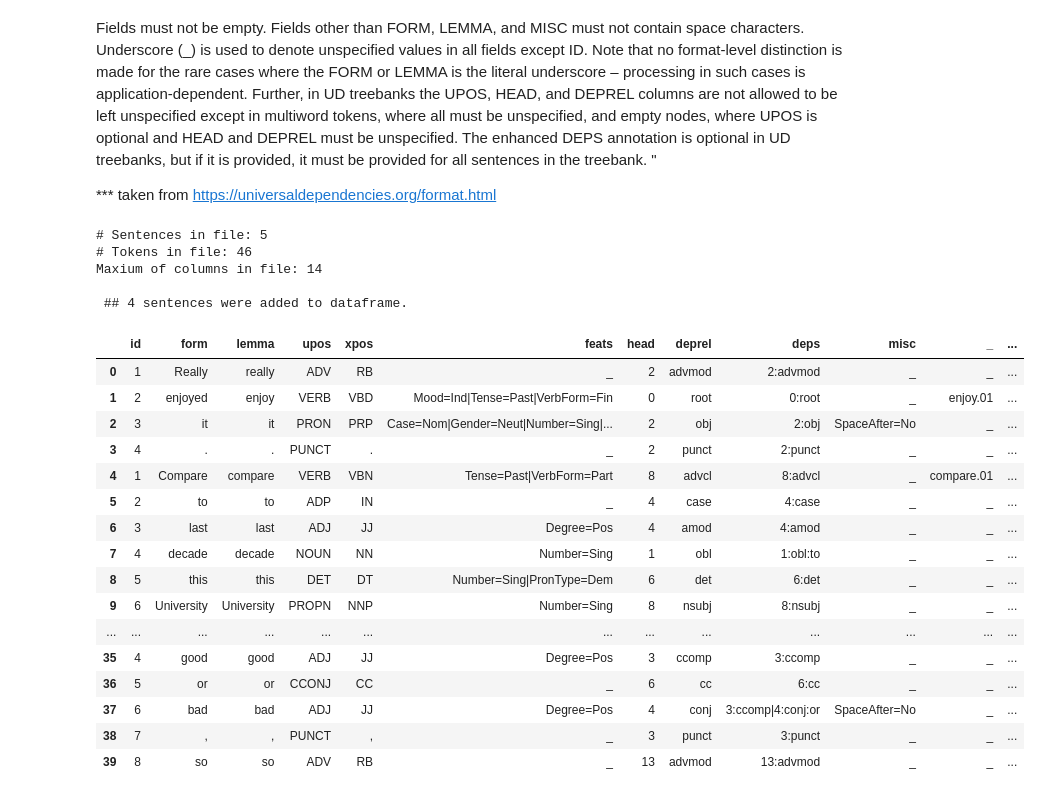
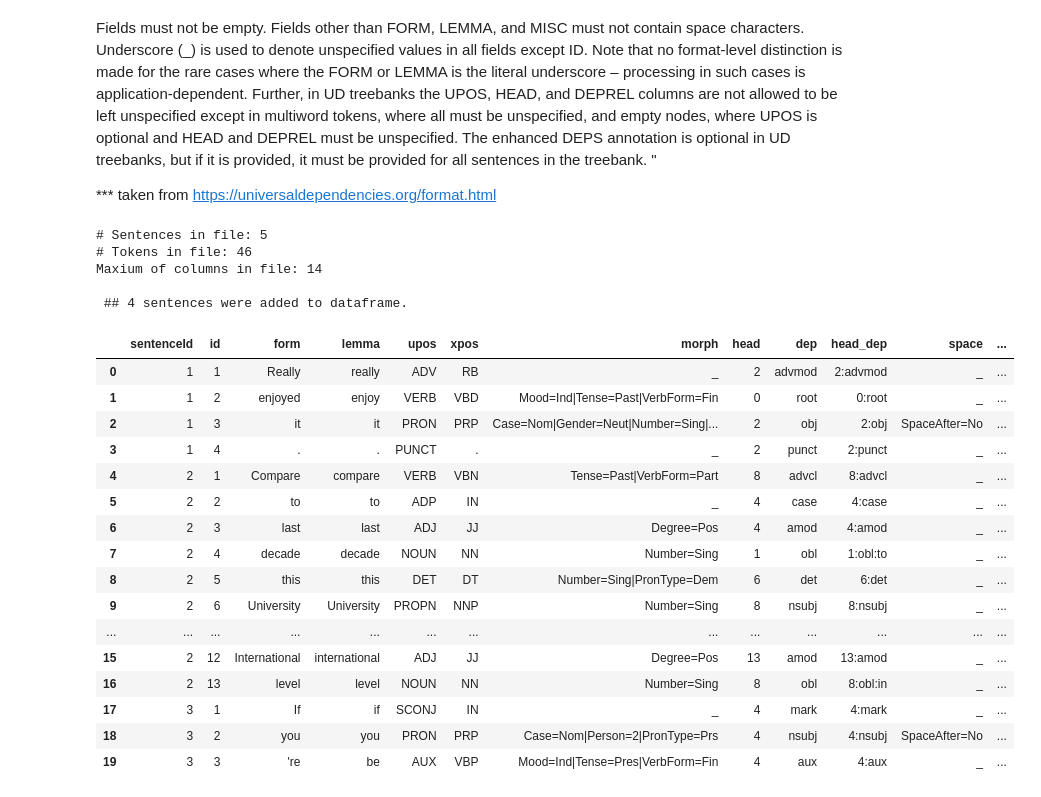
Before and after one commit to sezentuvay/NLP_Tech_Assignment_2, a Jupyter notebook: part1/DataExploration.ipynb, the cells around one changed output. Cells and saved outputs as stored; diff of their text form; code cells hidden in the pictures.

```diff
--- a/part1/DataExploration.ipynb
+++ b/part1/DataExploration.ipynb
@@ -68,3 +93,11 @@ conll_header = ['id', 'form', 'lemma', 'upos', 'xpos', 'feats', 'head', 'deprel'
+# %%
+# retrieved header according to documentation
+conll_header = ['id', 'form', 'lemma', 'upos', 'xpos', 'feats', 'head', 'deprel', 'deps', 'misc']
+
+# header from lecture form 25.02.
+conll_header = ['id', 'form', 'lemma', 'upos', 'xpos', 'morph', 'head', 'dep', 'head_dep', 'space', 'predicate', 'label']
+
+conll_header_adapted = ['sentenceId', 'id', 'form', 'lemma', 'upos', 'xpos', 'morph', 'head', 'dep', 'head_dep', 'space', 'predicate', 'label']
 # %%
 # retrieve longest line
 # -> required for the creation of the dataframe later
@@ -103,12 +136,26 @@ def createDataFrame(path_to_file, sentence_limit=None):
     max_line_length = retrieveLength(path_to_file)
     sentences = 0
 
+    ### create header
+
     # create empty dataframe with known columns and fillers for remaining collumns
-    headers_df = np.full(max_line_length, np.str)
-    headers_df[:len(conll_header)] = conll_header
-    headers_df[len(conll_header):] = '_'
+    headers_df = np.full(max_line_length + 1, np.str)  #  + 1 to add sentence column
+
+    # add sentence column to header
+    #headers_df[1] =
+
+    # add columns from identified columns
+    headers_df[:len(conll_header_adapted)] = conll_header_adapted
+
+    # fill remaining column headers with '_'
+    headers_df[len(conll_header_adapted):] = '_'
+
+
+    ### create dataframe
     df = pd.DataFrame(columns=headers_df)
 
+
+    ### fill dataframe
 
     # loop through file
     with open(path_to_file) as file:
@@ -124,16 +171,26 @@ def createDataFrame(path_to_file, sentence_limit=None):
             # only go into token lines
             else:
 
+                # omit linebreaks from some lines
                 if line.endswith('\n'):
                     line = line.replace('\n', '')
+
+                # split input line
                 values = np.array(line.split('\t'))
 
-                array  = np.full(max_line_length, np.str)
-                array[:len(values)] = values
+                array  = np.full(max_line_length+1, np.str)
+
+                # add sentenceId
+                array[0] = sentences
+                # add retrieved information from conll file
+                array[1:len(values)+1] = values
+                # fill remaining columns   !!** use np.nan ?! **!!
                 array[len(values):] = '_'
 
+                # create new entry
                 df_entry = pd.DataFrame(columns=headers_df, data=[array])
 
+                # concatenate to large dataframe
                 df = pd.concat([df, df_entry], axis = 0, ignore_index=True)
 
             if type(sentence_limit) and sentences > sentence_limit:
@@ -145,31 +202,31 @@ def createDataFrame(path_to_file, sentence_limit=None):
 # %%
 # call function with path to file and a integer that set the limit of sentences to include
 df = createDataFrame(path_example, 5)
 
-df.head(40)
+df.head(20)
 # %% [output]
 # Sentences in file: 5
 # Tokens in file: 46
 Maxium of columns in file: 14
 
  ## 4 sentences were added to dataframe.
-|  | id | form | lemma | upos | xpos | feats | head | deprel | deps | misc | _ | ... |
-| 0 | 1 | Really | really | ADV | RB | _ | 2 | advmod | 2:advmod | _ | _ | ... |
-| 1 | 2 | enjoyed | enjoy | VERB | VBD | Mood=Ind|Tense=Past|VerbForm=Fin | 0 | root | 0:root | _ | enjoy.01 | ... |
-| 2 | 3 | it | it | PRON | PRP | Case=Nom|Gender=Neut|Number=Sing|... | 2 | obj | 2:obj | SpaceAfter=No | _ | ... |
-| 3 | 4 | . | . | PUNCT | . | _ | 2 | punct | 2:punct | _ | _ | ... |
-| 4 | 1 | Compare | compare | VERB | VBN | Tense=Past|VerbForm=Part | 8 | advcl | 8:advcl | _ | compare.01 | ... |
-| 5 | 2 | to | to | ADP | IN | _ | 4 | case | 4:case | _ | _ | ... |
-| 6 | 3 | last | last | ADJ | JJ | Degree=Pos | 4 | amod | 4:amod | _ | _ | ... |
-| 7 | 4 | decade | decade | NOUN | NN | Number=Sing | 1 | obl | 1:obl:to | _ | _ | ... |
-| 8 | 5 | this | this | DET | DT | Number=Sing|PronType=Dem | 6 | det | 6:det | _ | _ | ... |
-| 9 | 6 | University | University | PROPN | NNP | Number=Sing | 8 | nsubj | 8:nsubj | _ | _ | ... |
+|  | sentenceId | id | form | lemma | upos | xpos | morph | head | dep | head_dep | space | ... |
+| 0 | 1 | 1 | Really | really | ADV | RB | _ | 2 | advmod | 2:advmod | _ | ... |
+| 1 | 1 | 2 | enjoyed | enjoy | VERB | VBD | Mood=Ind|Tense=Past|VerbForm=Fin | 0 | root | 0:root | _ | ... |
+| 2 | 1 | 3 | it | it | PRON | PRP | Case=Nom|Gender=Neut|Number=Sing|... | 2 | obj | 2:obj | SpaceAfter=No | ... |
+| 3 | 1 | 4 | . | . | PUNCT | . | _ | 2 | punct | 2:punct | _ | ... |
+| 4 | 2 | 1 | Compare | compare | VERB | VBN | Tense=Past|VerbForm=Part | 8 | advcl | 8:advcl | _ | ... |
+| 5 | 2 | 2 | to | to | ADP | IN | _ | 4 | case | 4:case | _ | ... |
+| 6 | 2 | 3 | last | last | ADJ | JJ | Degree=Pos | 4 | amod | 4:amod | _ | ... |
+| 7 | 2 | 4 | decade | decade | NOUN | NN | Number=Sing | 1 | obl | 1:obl:to | _ | ... |
+| 8 | 2 | 5 | this | this | DET | DT | Number=Sing|PronType=Dem | 6 | det | 6:det | _ | ... |
+| 9 | 2 | 6 | University | University | PROPN | NNP | Number=Sing | 8 | nsubj | 8:nsubj | _ | ... |
 | ... | ... | ... | ... | ... | ... | ... | ... | ... | ... | ... | ... | ... |
-| 35 | 4 | good | good | ADJ | JJ | Degree=Pos | 3 | ccomp | 3:ccomp | _ | _ | ... |
-| 36 | 5 | or | or | CCONJ | CC | _ | 6 | cc | 6:cc | _ | _ | ... |
-| 37 | 6 | bad | bad | ADJ | JJ | Degree=Pos | 4 | conj | 3:ccomp|4:conj:or | SpaceAfter=No | _ | ... |
-| 38 | 7 | , | , | PUNCT | , | _ | 3 | punct | 3:punct | _ | _ | ... |
-| 39 | 8 | so | so | ADV | RB | _ | 13 | advmod | 13:advmod | _ | _ | ... |
+| 15 | 2 | 12 | International | international | ADJ | JJ | Degree=Pos | 13 | amod | 13:amod | _ | ... |
+| 16 | 2 | 13 | level | level | NOUN | NN | Number=Sing | 8 | obl | 8:obl:in | _ | ... |
+| 17 | 3 | 1 | If | if | SCONJ | IN | _ | 4 | mark | 4:mark | _ | ... |
+| 18 | 3 | 2 | you | you | PRON | PRP | Case=Nom|Person=2|PronType=Prs | 4 | nsubj | 4:nsubj | SpaceAfter=No | ... |
+| 19 | 3 | 3 | 're | be | AUX | VBP | Mood=Ind|Tense=Pres|VerbForm=Fin | 4 | aux | 4:aux | _ | ... |
 # %%
 %%time
 # call function with path to file and a integer that set the limit of sentences to include
```
Also changed, not shown: parts of 8 cells of this notebook.
